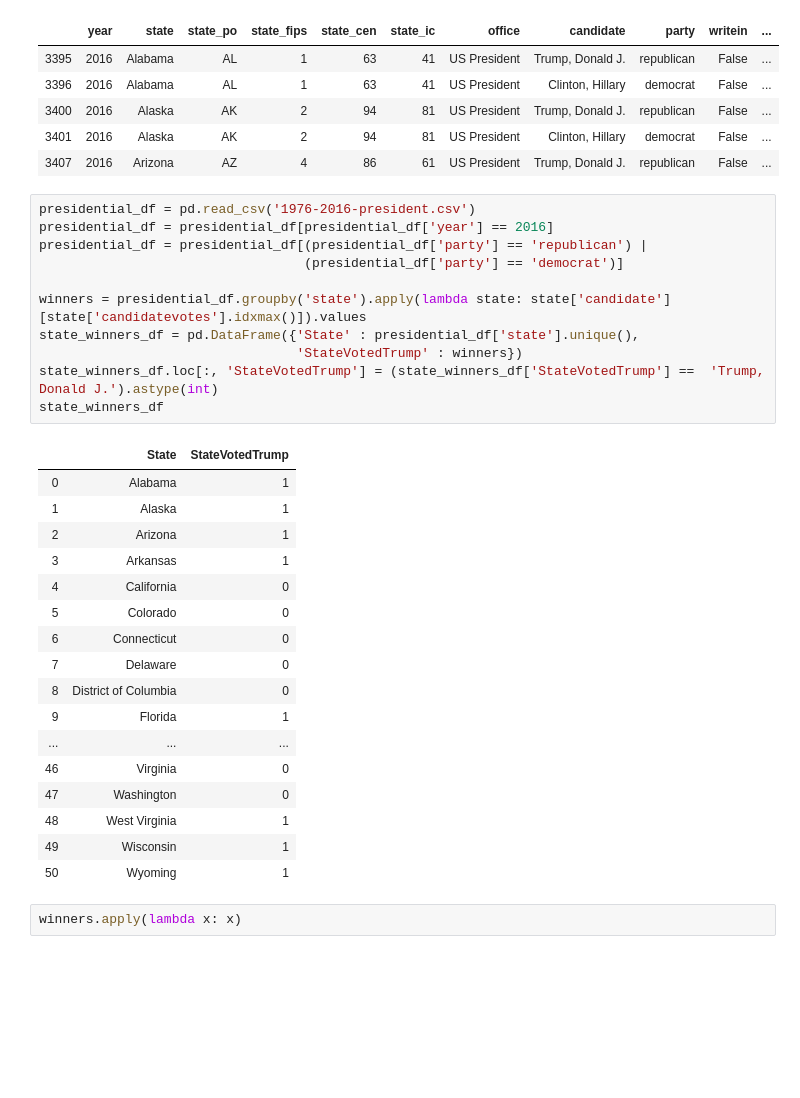
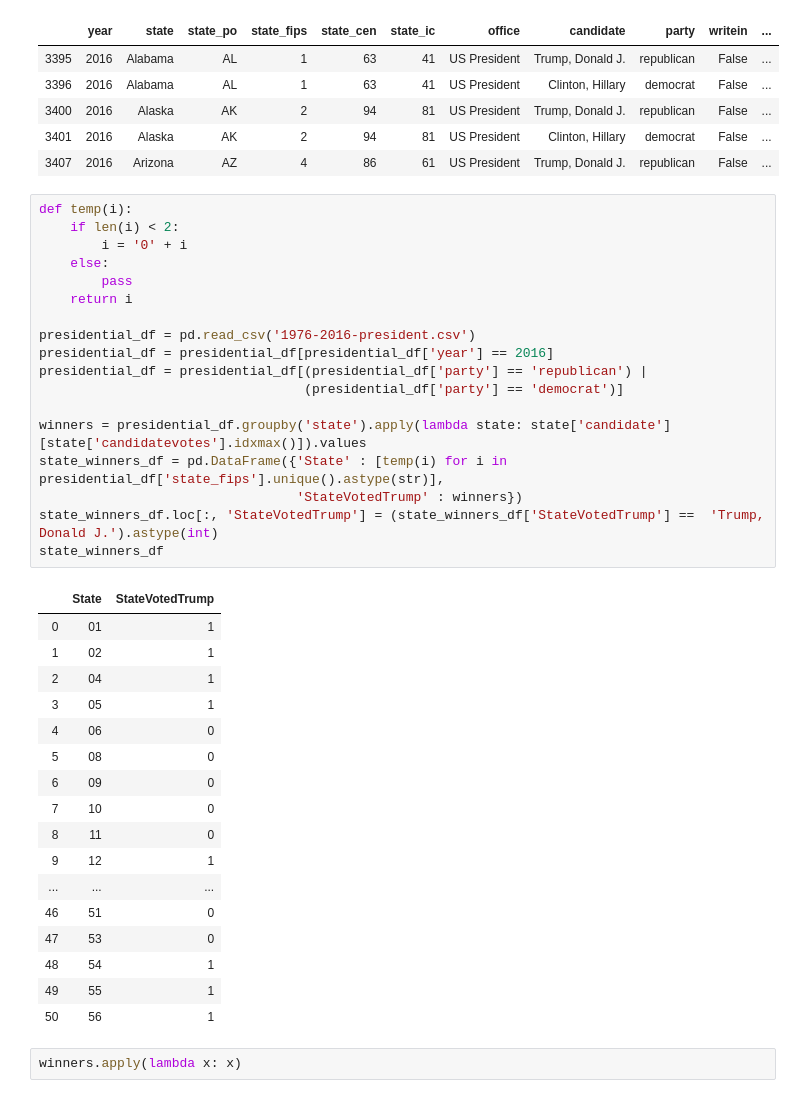
Before and after one commit to joshuaiokua/data100_final-project, a Jupyter notebook: Josh_notebook.ipynb, the cells around one changed output. Cells and saved outputs as stored; diff of their text form; blank space fills up the shorter version.

```diff
--- a/Josh_notebook.ipynb
+++ b/Josh_notebook.ipynb
@@ -236,34 +236,41 @@ presidential_df.head()
 | 3401 | 2016 | Alaska | AK | 2 | 94 | 81 | US President | Clinton, Hillary | democrat | False | ... |
 | 3407 | 2016 | Arizona | AZ | 4 | 86 | 61 | US President | Trump, Donald J. | republican | False | ... |
 # %%
+def temp(i):
+    if len(i) < 2:
+        i = '0' + i
+    else:
+        pass
+    return i
+
 presidential_df = pd.read_csv('1976-2016-president.csv')
 presidential_df = presidential_df[presidential_df['year'] == 2016]
 presidential_df = presidential_df[(presidential_df['party'] == 'republican') |
                                   (presidential_df['party'] == 'democrat')]
 
 winners = presidential_df.groupby('state').apply(lambda state: state['candidate'][state['candidatevotes'].idxmax()]).values
-state_winners_df = pd.DataFrame({'State' : presidential_df['state'].unique(),
+state_winners_df = pd.DataFrame({'State' : [temp(i) for i in presidential_df['state_fips'].unique().astype(str)],
                                  'StateVotedTrump' : winners})
 state_winners_df.loc[:, 'StateVotedTrump'] = (state_winners_df['StateVotedTrump'] ==  'Trump, Donald J.').astype(int)
 state_winners_df
 # %% [output]
 |  | State | StateVotedTrump |
-| 0 | Alabama | 1 |
-| 1 | Alaska | 1 |
-| 2 | Arizona | 1 |
-| 3 | Arkansas | 1 |
-| 4 | California | 0 |
-| 5 | Colorado | 0 |
-| 6 | Connecticut | 0 |
-| 7 | Delaware | 0 |
-| 8 | District of Columbia | 0 |
-| 9 | Florida | 1 |
+| 0 | 01 | 1 |
+| 1 | 02 | 1 |
+| 2 | 04 | 1 |
+| 3 | 05 | 1 |
+| 4 | 06 | 0 |
+| 5 | 08 | 0 |
+| 6 | 09 | 0 |
+| 7 | 10 | 0 |
+| 8 | 11 | 0 |
+| 9 | 12 | 1 |
 | ... | ... | ... |
-| 46 | Virginia | 0 |
-| 47 | Washington | 0 |
-| 48 | West Virginia | 1 |
-| 49 | Wisconsin | 1 |
-| 50 | Wyoming | 1 |
+| 46 | 51 | 0 |
+| 47 | 53 | 0 |
+| 48 | 54 | 1 |
+| 49 | 55 | 1 |
+| 50 | 56 | 1 |
 # %%
 winners.apply(lambda x: x)
 # %% [output]
```
